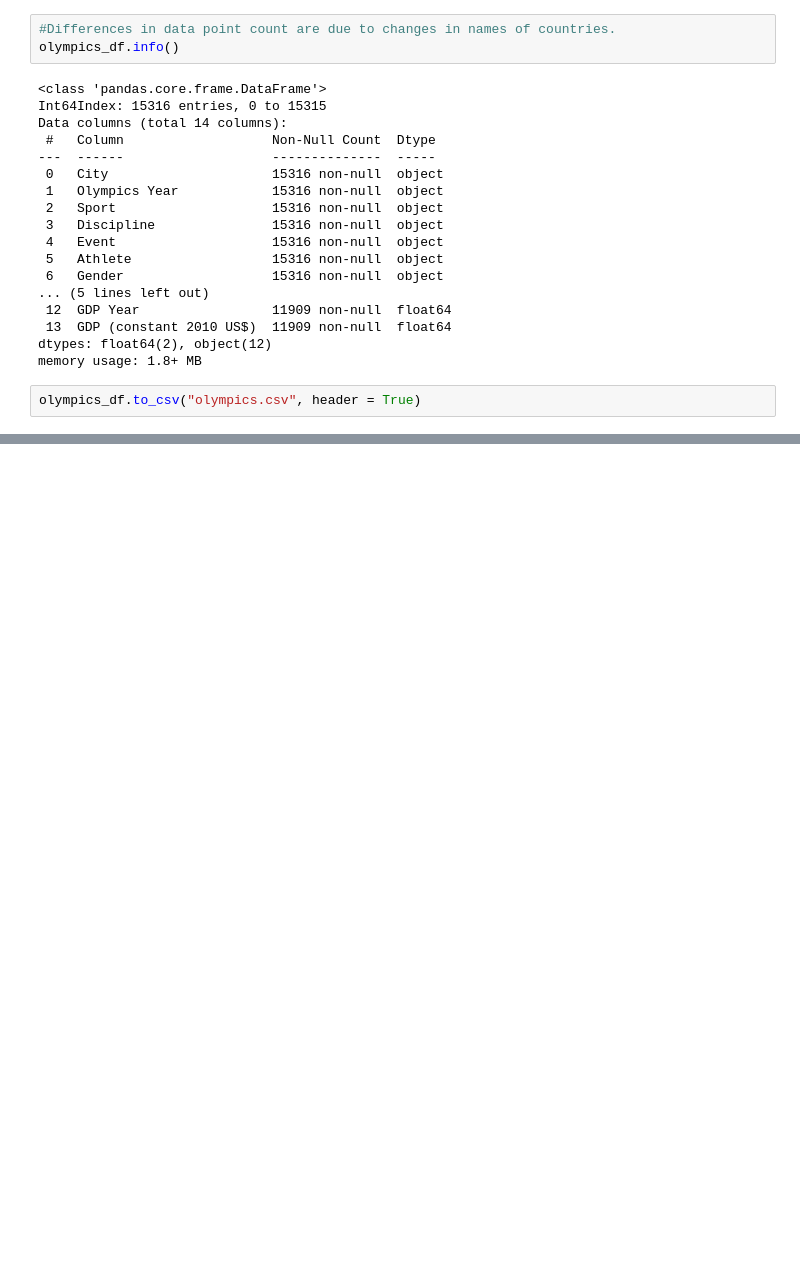
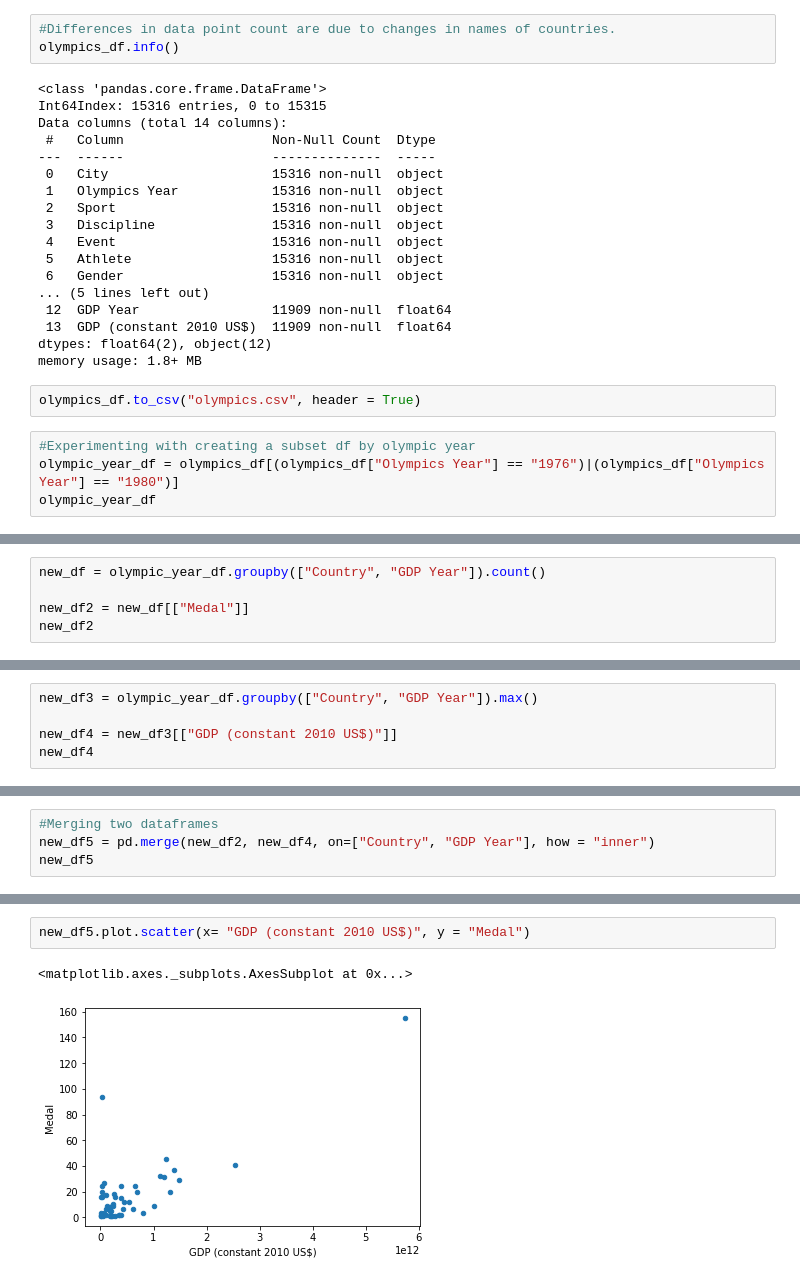
Before and after one commit to Pip85/olympics-challenge, a Jupyter notebook: olympics.ipynb, the cells around one changed output, grey strips where cells are left out. Cells and saved outputs as stored; diff of their text form; blank space fills up the shorter version.

Commit message:
Extra changes from work on graphs - doesn't need to be on main.

```diff
--- a/olympics.ipynb
+++ b/olympics.ipynb
@@ -221,3 +245,7 @@ dtypes: float64(2), object(12)
 memory usage: 1.8+ MB
 # %%
 olympics_df.to_csv("olympics.csv", header = True)
+# %%
+#Experimenting with creating a subset df by olympic year
+olympic_year_df = olympics_df[(olympics_df["Olympics Year"] == "1976")|(olympics_df["Olympics Year"] == "1980")]
+olympic_year_df
@@ -223,0 +266,5 @@ olympics_df.to_csv("olympics.csv", header = True)
+# %%
+new_df = olympic_year_df.groupby(["Country", "GDP Year"]).count()
+
+new_df2 = new_df[["Medal"]]
+new_df2
@@ -223,0 +290,5 @@ olympics_df.to_csv("olympics.csv", header = True)
+# %%
+new_df3 = olympic_year_df.groupby(["Country", "GDP Year"]).max()
+
+new_df4 = new_df3[["GDP (constant 2010 US$)"]]
+new_df4
@@ -223,0 +314,4 @@ olympics_df.to_csv("olympics.csv", header = True)
+# %%
+#Merging two dataframes
+new_df5 = pd.merge(new_df2, new_df4, on=["Country", "GDP Year"], how = "inner")
+new_df5
@@ -223,0 +337,5 @@ olympics_df.to_csv("olympics.csv", header = True)
+# %%
+new_df5.plot.scatter(x= "GDP (constant 2010 US$)", y = "Medal")
+# %% [output]
+<matplotlib.axes._subplots.AxesSubplot at 0x...>
+[figure, added]
```
Also changed, not shown: parts of 6 cells of this notebook, 2 other files.
